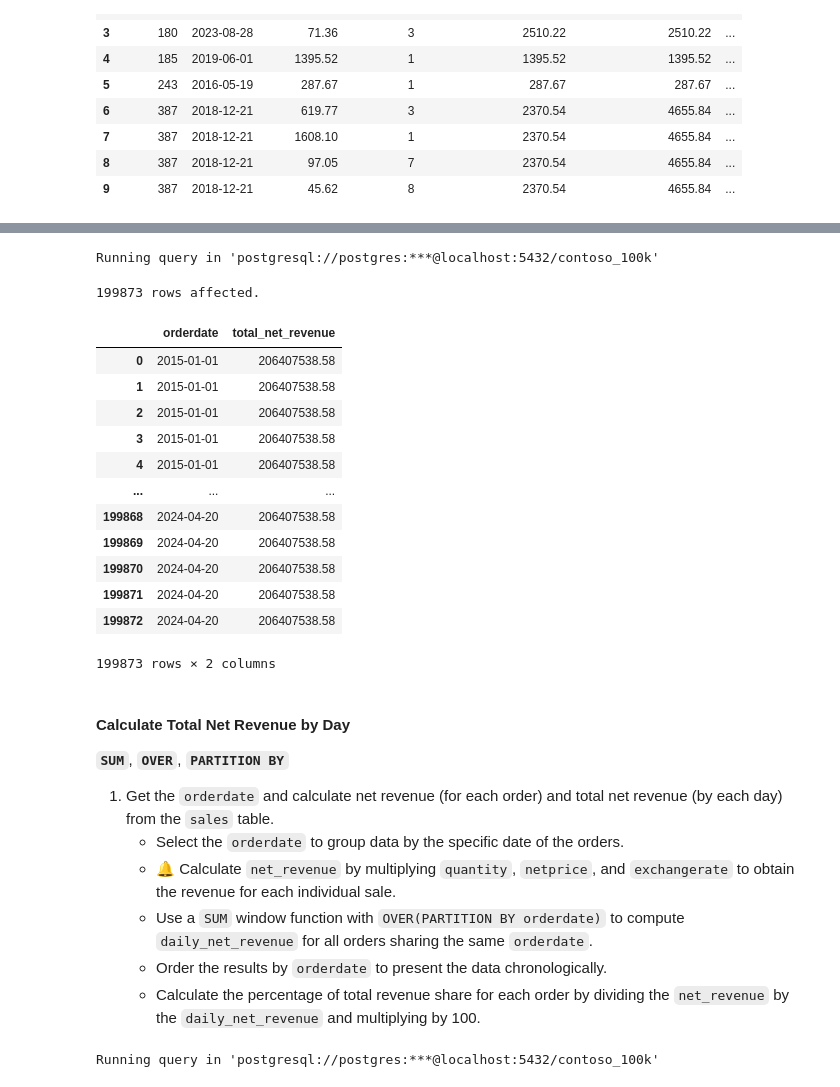
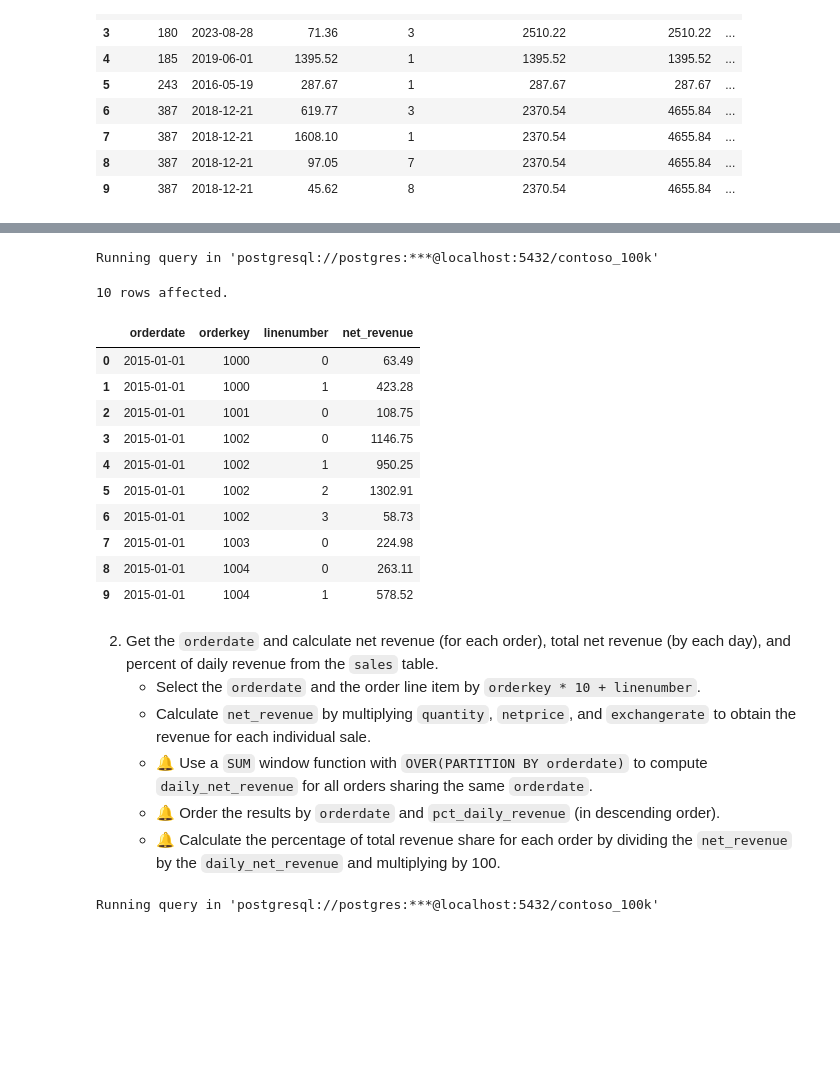
Before and after one commit to mgamzec/SQL_Data_Analytics_Project, a Jupyter notebook: 3_Windows_Functions/1_Syntax.ipynb, the cells around one changed output, grey strips where cells are left out. Saved outputs shown, nothing was run; the diff lists cells and outputs as text; code cells hidden in the pictures; blank space fills up the shorter version.

```diff
--- a/3_Windows_Functions/1_Syntax.ipynb
+++ b/3_Windows_Functions/1_Syntax.ipynb
@@ -196,40 +195,35 @@ Running query in 'postgresql://postgres:***@localhost:5432/contoso_100k'
 # %%
 %%sql
 
 SELECT
     orderdate,
-    SUM(quantity * netprice * exchangerate) OVER() AS total_net_revenue
+    orderkey,
+    linenumber,
+    (quantity * netprice * exchangerate) AS net_revenue
 FROM
     sales
-ORDER BY
-    orderdate
+LIMIT 10
 # %% [output]
 Running query in 'postgresql://postgres:***@localhost:5432/contoso_100k'
-199873 rows affected.
+10 rows affected.
-|  | orderdate | total_net_revenue |
-| 0 | 2015-01-01 | 206407538.58 |
-| 1 | 2015-01-01 | 206407538.58 |
-| 2 | 2015-01-01 | 206407538.58 |
-| 3 | 2015-01-01 | 206407538.58 |
-| 4 | 2015-01-01 | 206407538.58 |
-| ... | ... | ... |
-| 199868 | 2024-04-20 | 206407538.58 |
-| 199869 | 2024-04-20 | 206407538.58 |
-| 199870 | 2024-04-20 | 206407538.58 |
-| 199871 | 2024-04-20 | 206407538.58 |
-| 199872 | 2024-04-20 | 206407538.58 |
+|  | orderdate | orderkey | linenumber | net_revenue |
+| 0 | 2015-01-01 | 1000 | 0 | 63.49 |
+| 1 | 2015-01-01 | 1000 | 1 | 423.28 |
+| 2 | 2015-01-01 | 1001 | 0 | 108.75 |
+| 3 | 2015-01-01 | 1002 | 0 | 1146.75 |
+| 4 | 2015-01-01 | 1002 | 1 | 950.25 |
+| 5 | 2015-01-01 | 1002 | 2 | 1302.91 |
+| 6 | 2015-01-01 | 1002 | 3 | 58.73 |
+| 7 | 2015-01-01 | 1003 | 0 | 224.98 |
+| 8 | 2015-01-01 | 1004 | 0 | 263.11 |
+| 9 | 2015-01-01 | 1004 | 1 | 578.52 |
-199873 rows × 2 columns
 # %% [markdown]
-#### Calculate Total Net Revenue by Day
-
-**`SUM`**, **`OVER`**, **`PARTITION BY`**
-
-1. Get the `orderdate` and calculate net revenue (for each order) and total net revenue (by each day) from the `sales` table.
-    - Select the `orderdate` to group data by the specific date of the orders.
-    - 🔔 Calculate `net_revenue` by multiplying `quantity`, `netprice`, and `exchangerate` to obtain the revenue for each individual sale.
-    - Use a `SUM` window function with `OVER(PARTITION BY orderdate)` to compute `daily_net_revenue` for all orders sharing the same `orderdate`.
-    - Order the results by `orderdate` to present the data chronologically.
-    - Calculate the percentage of total revenue share for each order by dividing the `net_revenue` by the `daily_net_revenue` and multiplying by 100.
+2. Get the `orderdate` and calculate net revenue (for each order), total net revenue (by each day), and percent of daily revenue from the `sales` table.
+    - Select the `orderdate` and the order line item by `orderkey * 10 + linenumber`.
+    - Calculate `net_revenue` by multiplying `quantity`, `netprice`, and `exchangerate` to obtain the revenue for each individual sale.
+    - 🔔 Use a `SUM` window function with `OVER(PARTITION BY orderdate)` to compute `daily_net_revenue` for all orders sharing the same `orderdate`.
+    - 🔔 Order the results by `orderdate` and `pct_daily_revenue` (in descending order).
+    - 🔔 Calculate the percentage of total revenue share for each order by dividing the `net_revenue` by the `daily_net_revenue` and multiplying by 100.
 # %%
 %%sql
 
```
Also changed, not shown: parts of 25 cells of this notebook, 2 other files.
